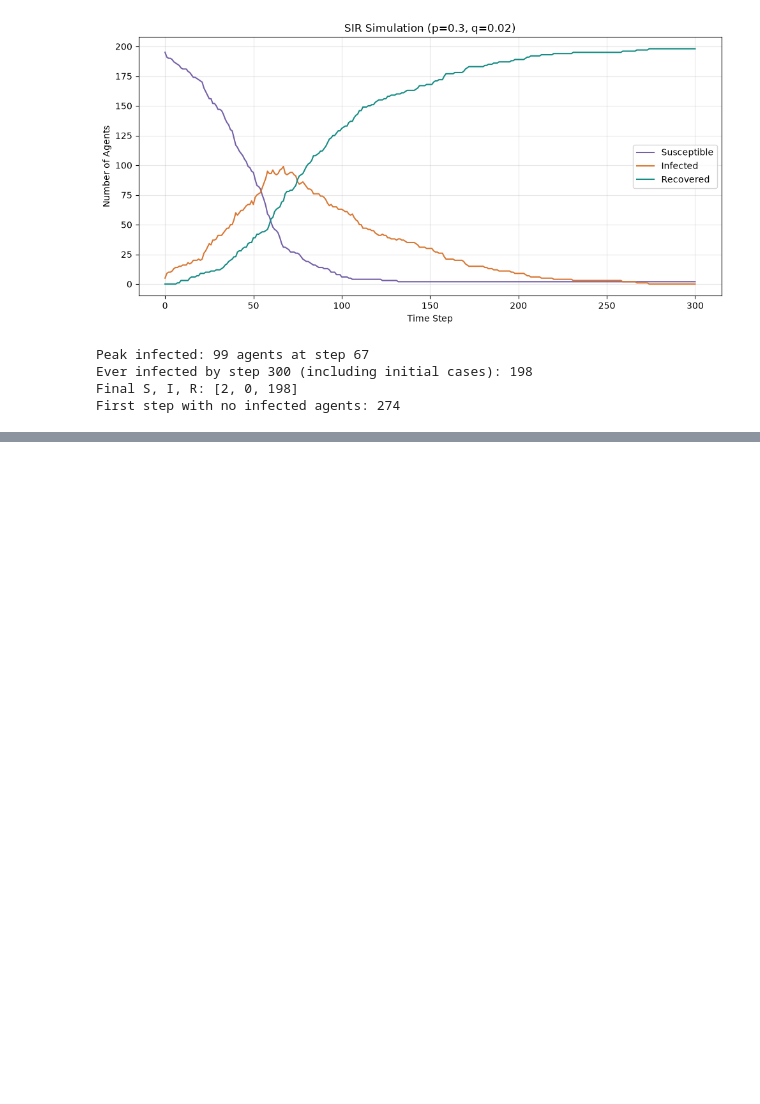
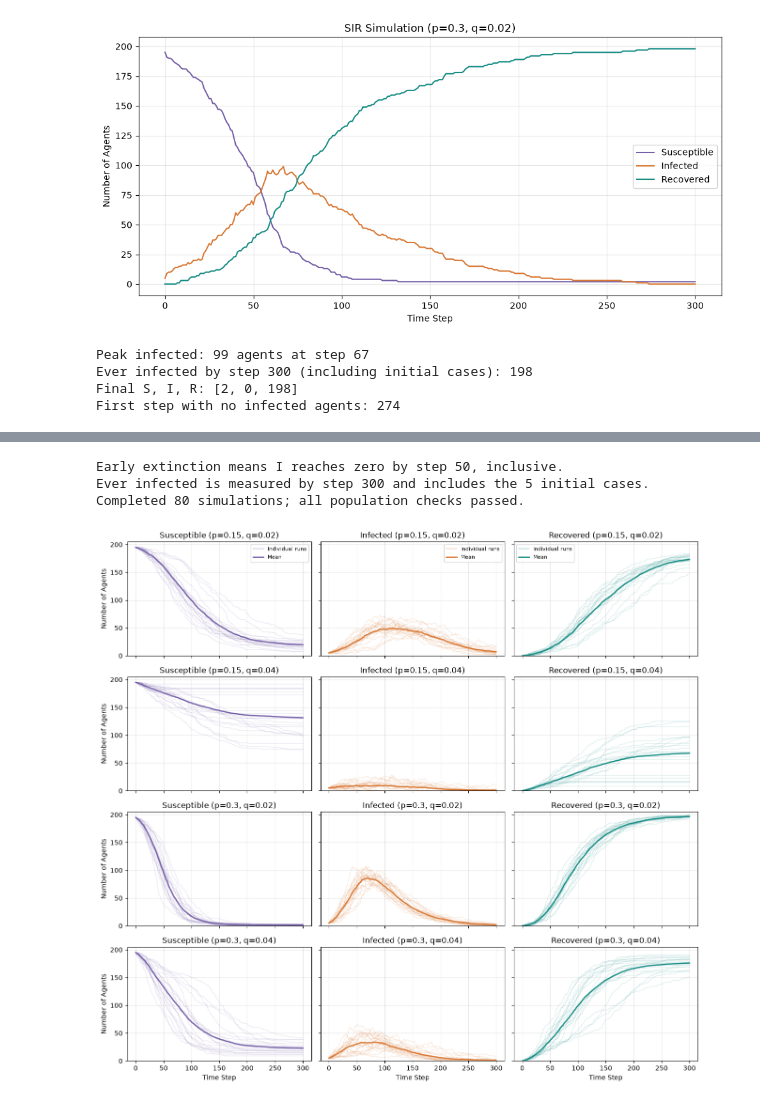
Before and after one commit to zxc12a8/BMI500-HW7-Agent-Based-Modeling, a Jupyter notebook: q2.ipynb, the cells around one changed output, grey strips where cells are left out. Saved outputs shown, nothing was run; the diff lists cells and outputs as text; code cells hidden in the pictures; blank space fills up the shorter version.

Commit message:
Add sensitivity analysis and social distancing experiments

```diff
--- a/q2.ipynb
+++ b/q2.ipynb
@@ -147,0 +186,65 @@ First step with no infected agents: 274
+# %%
+parameter_pairs = [(0.15, 0.02), (0.15, 0.04), (0.3, 0.02), (0.3, 0.04)]
+n_runs = 20
+steps = 300
+population = 200
+early_cutoff = 50
+print(f"Early extinction means I reaches zero by step {early_cutoff}, inclusive.")
+print("Ever infected is measured by step 300 and includes the 5 initial cases.")
+
+sensitivity_runs = {}
+sensitivity_metrics = {}
+for group, (p_value, q_value) in enumerate(parameter_pairs):
+    runs = np.array([
+        simulate_sir(p=p_value, q=q_value, steps=steps,
+                     seed=1000 + group * n_runs + run)
+        for run in range(n_runs)
+    ])
+    assert runs.shape == (n_runs, steps + 1, 3)
+    assert np.all(runs.sum(axis=2) == population)
+    assert np.all(np.diff(runs[:, :, SUSCEPTIBLE], axis=1) <= 0)
+    assert np.all(np.diff(runs[:, :, RECOVERED], axis=1) >= 0)
+
+    infected_runs = runs[:, :, INFECTED]
+    sensitivity_runs[(p_value, q_value)] = runs
+    sensitivity_metrics[(p_value, q_value)] = {
+        "peak": infected_runs.max(axis=1),
+        "peak_time": infected_runs.argmax(axis=1),
+        "ever_infected": population - runs[:, -1, SUSCEPTIBLE],
+        "early_extinction": np.any(infected_runs[:, :early_cutoff + 1] == 0, axis=1),
+        "ongoing": infected_runs[:, -1] > 0,
+    }
+print("Completed 80 simulations; all population checks passed.")
+# %% [output]
+Early extinction means I reaches zero by step 50, inclusive.
+Ever infected is measured by step 300 and includes the 5 initial cases.
+Completed 80 simulations; all population checks passed.
+# %%
+COLORS = ["#7560A8", "#D97732", "#168C85"]
+LABELS = ["Susceptible", "Infected", "Recovered"]
+time = np.arange(steps + 1)
+
+fig, axes = plt.subplots(4, 3, figsize=(13, 12), sharex=True, sharey=True)
+for row, (p_value, q_value) in enumerate(parameter_pairs):
+    runs = sensitivity_runs[(p_value, q_value)]
+    for state, (label, color) in enumerate(zip(LABELS, COLORS)):
+        ax = axes[row, state]
+        ax.plot(time, runs[:, :, state].T, color=color, alpha=0.18, linewidth=0.8)
+        ax.plot([], [], color=color, alpha=0.3, label="Individual runs")
+        ax.plot(time, runs[:, :, state].mean(axis=0), color=color,
+                linewidth=2, label="Mean")
+        ax.set_title(f"{label} (p={p_value}, q={q_value})")
+        ax.set_ylim(0, 205)
+        ax.grid(alpha=0.3)
+        if state == 0:
+            ax.set_ylabel("Number of Agents")
+        if row == 3:
+            ax.set_xlabel("Time Step")
+        if row == 0:
+            ax.legend(fontsize=8)
+fig.tight_layout()
+Path("figures").mkdir(exist_ok=True)
+fig.savefig("figures/part_a_sensitivity.png", dpi=200, bbox_inches="tight")
+plt.show()
+# %% [output]
+[figure, added]
```
Also changed, not shown: parts of 8 cells of this notebook, 2 other files.
